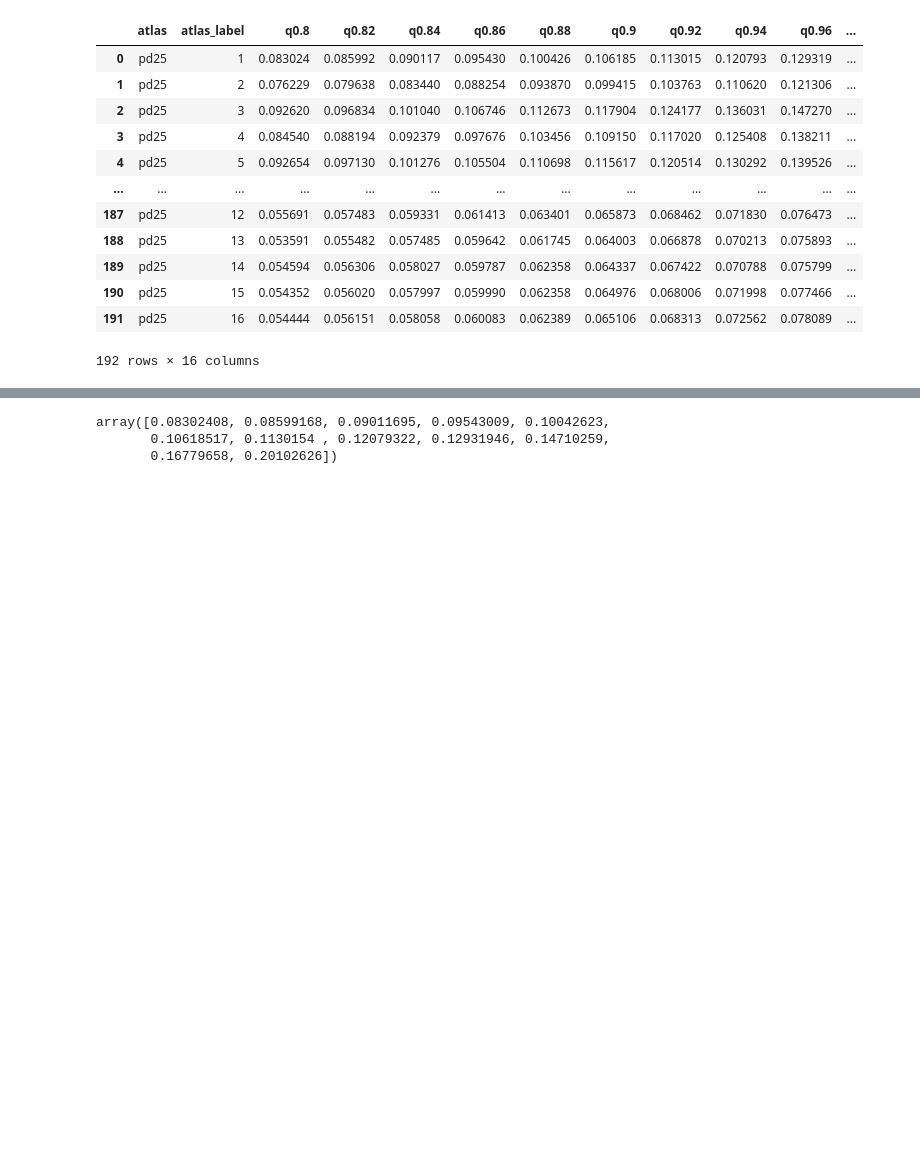
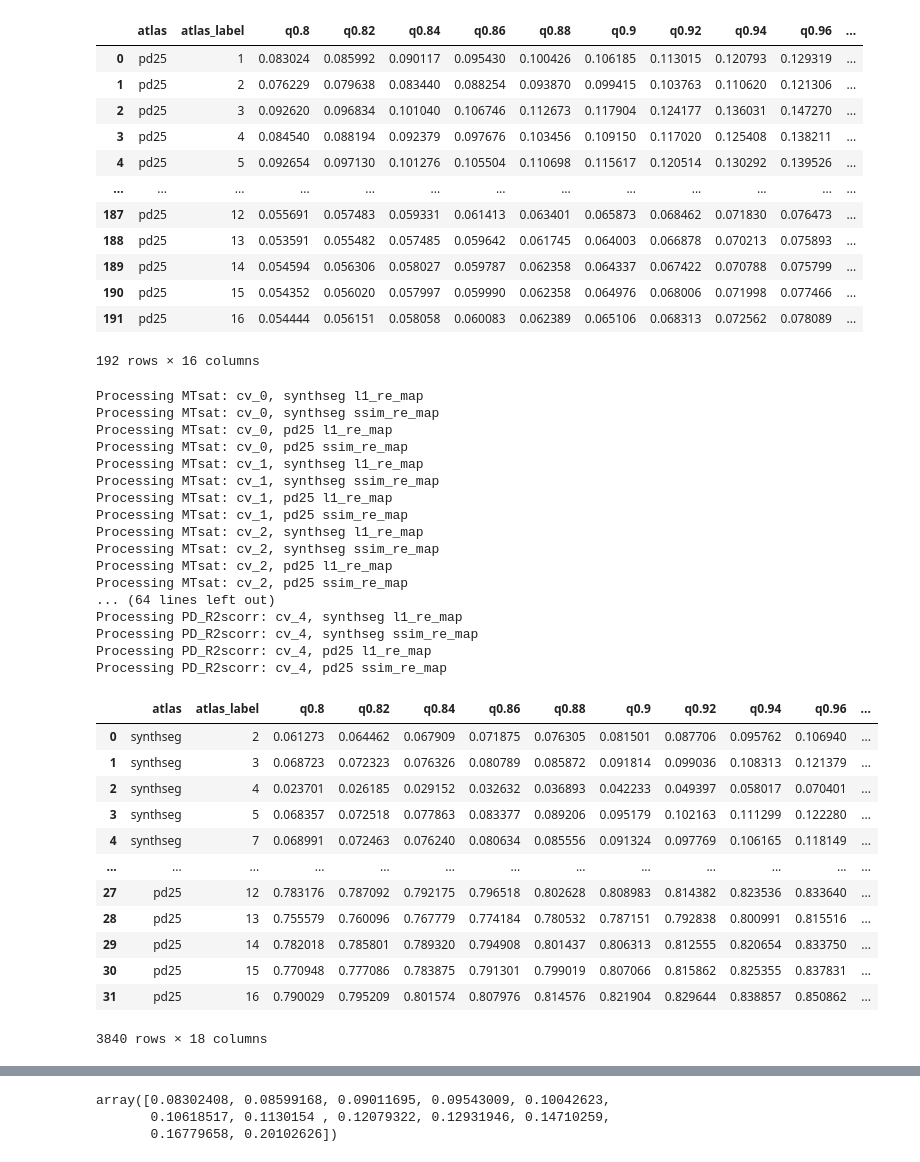
Before and after one commit to alexCortinaU/parkinson_classification, a Jupyter notebook: proc_xai_maps.ipynb, the cells around one changed output, grey strips where cells are left out. Cells and saved outputs as stored; diff of their text form; code cells hidden in the pictures; blank space fills up the shorter version.

```diff
--- a/proc_xai_maps.ipynb
+++ b/proc_xai_maps.ipynb
@@ -291,3 +529,78 @@ df #.to_csv('/mnt/projects/7TPD/bids/derivatives/hMRI_acu/derivatives/dfs/hc_val
 | 190 | pd25 | 15 | 0.054352 | 0.056020 | 0.057997 | 0.059990 | 0.062358 | 0.064976 | 0.068006 | 0.071998 | 0.077466 | ... |
 | 191 | pd25 | 16 | 0.054444 | 0.056151 | 0.058058 | 0.060083 | 0.062389 | 0.065106 | 0.068313 | 0.072562 | 0.078089 | ... |
 192 rows × 16 columns
+# %%
+atlases = {
+    'synthseg': [2, 3, 4, 5, 7, 8, 10, 11, 12, 13, 14, 15, 16, 17, 18, 24, 26, 28, 41, 42, 43, 44, 46, 47, 49, 50, 51, 52, 53, 54, 58, 60],
+    'pd25': [1, 2, 3, 4, 5, 6, 7, 8, 9, 10, 11, 12, 13, 14, 15, 16]
+}
+quantiles = [0.8, 0.82, 0.84, 0.86, 0.88, 0.9, 0.92, 0.94,  0.96, 0.98, 0.99, 1.0]
+# atlases = ['synthseg', 'pd25'] #, 'pd25'
+re_map_types = ['l1_re_map', 'ssim_re_map']
+df = pd.DataFrame()
+
+ae_type = 'autoencoder'
+for map_type, chkpt_dict in CV_CHKPT_PATHS[ae_type].items():
+    for cv_fold, ckpt_str in chkpt_dict.items():
+        chkpt_path = Path(ckpt_str)
+        exp_dir = chkpt_path.parent.parent.parent
+        with open(exp_dir /'config_dump.yml', 'r') as f:
+            exp_cfg = list(yaml.load_all(f, yaml.SafeLoader))[0]
+
+        root_dir = Path('/mnt/projects/7TPD/bids/derivatives/hMRI_acu/derivatives/hMRI')
+        md_df = pd.read_csv(this_path/'bids_3t.csv')
+        md_df_hc = md_df[md_df['group'] == 0]
+
+        train_index, test_index = get_indexes_from_cfg(chkpt_path)
+        md_df_train = md_df_hc.iloc[train_index, :]
+        md_df_test = md_df_hc.iloc[test_index, :]
+
+        subjects_list = md_df_test['id'].tolist()
+
+        for atlas, atlas_labels in atlases.items():
+            for re_map in re_map_types:
+                print(f'Processing {map_type}: {cv_fold}, {atlas} {re_map} ')
+                df_temp = get_quantiles_from_intensity_distribution_NORMCV(subjects_list,
+                                                            re_map,
+                                                            quantiles,
+                                                            atlas_labels,
+                                                            map=map_type,
+                                                            cv_fold=cv_fold,
+                                                            atlas_type=atlas)
+                df_temp['re_map'] = re_map
+                df_temp['cv_fold'] = cv_fold
+                # df.to_csv(f'/mrhome/alejandrocu/Documents/parkinson_classification/reconstructions/quantiles_hc_val_{atlas}_{re_map}.csv',
+                #         index=False)
+                df = pd.concat([df, df_temp], axis=0)
+df
+# %% [output]
+Processing MTsat: cv_0, synthseg l1_re_map
+Processing MTsat: cv_0, synthseg ssim_re_map
+Processing MTsat: cv_0, pd25 l1_re_map
+Processing MTsat: cv_0, pd25 ssim_re_map
+Processing MTsat: cv_1, synthseg l1_re_map
+Processing MTsat: cv_1, synthseg ssim_re_map
+Processing MTsat: cv_1, pd25 l1_re_map
+Processing MTsat: cv_1, pd25 ssim_re_map
+Processing MTsat: cv_2, synthseg l1_re_map
+Processing MTsat: cv_2, synthseg ssim_re_map
+Processing MTsat: cv_2, pd25 l1_re_map
+Processing MTsat: cv_2, pd25 ssim_re_map
+... (64 lines left out)
+Processing PD_R2scorr: cv_4, synthseg l1_re_map
+Processing PD_R2scorr: cv_4, synthseg ssim_re_map
+Processing PD_R2scorr: cv_4, pd25 l1_re_map
+Processing PD_R2scorr: cv_4, pd25 ssim_re_map
+|  | atlas | atlas_label | q0.8 | q0.82 | q0.84 | q0.86 | q0.88 | q0.9 | q0.92 | q0.94 | q0.96 | ... |
+| 0 | synthseg | 2 | 0.061273 | 0.064462 | 0.067909 | 0.071875 | 0.076305 | 0.081501 | 0.087706 | 0.095762 | 0.106940 | ... |
+| 1 | synthseg | 3 | 0.068723 | 0.072323 | 0.076326 | 0.080789 | 0.085872 | 0.091814 | 0.099036 | 0.108313 | 0.121379 | ... |
+| 2 | synthseg | 4 | 0.023701 | 0.026185 | 0.029152 | 0.032632 | 0.036893 | 0.042233 | 0.049397 | 0.058017 | 0.070401 | ... |
+| 3 | synthseg | 5 | 0.068357 | 0.072518 | 0.077863 | 0.083377 | 0.089206 | 0.095179 | 0.102163 | 0.111299 | 0.122280 | ... |
+| 4 | synthseg | 7 | 0.068991 | 0.072463 | 0.076240 | 0.080634 | 0.085556 | 0.091324 | 0.097769 | 0.106165 | 0.118149 | ... |
+| ... | ... | ... | ... | ... | ... | ... | ... | ... | ... | ... | ... | ... |
+| 27 | pd25 | 12 | 0.783176 | 0.787092 | 0.792175 | 0.796518 | 0.802628 | 0.808983 | 0.814382 | 0.823536 | 0.833640 | ... |
+| 28 | pd25 | 13 | 0.755579 | 0.760096 | 0.767779 | 0.774184 | 0.780532 | 0.787151 | 0.792838 | 0.800991 | 0.815516 | ... |
+| 29 | pd25 | 14 | 0.782018 | 0.785801 | 0.789320 | 0.794908 | 0.801437 | 0.806313 | 0.812555 | 0.820654 | 0.833750 | ... |
+| 30 | pd25 | 15 | 0.770948 | 0.777086 | 0.783875 | 0.791301 | 0.799019 | 0.807066 | 0.815862 | 0.825355 | 0.837831 | ... |
+| 31 | pd25 | 16 | 0.790029 | 0.795209 | 0.801574 | 0.807976 | 0.814576 | 0.821904 | 0.829644 | 0.838857 | 0.850862 | ... |
+3840 rows × 18 columns
```
Also changed, not shown: parts of 30 cells of this notebook, 1 other file.
